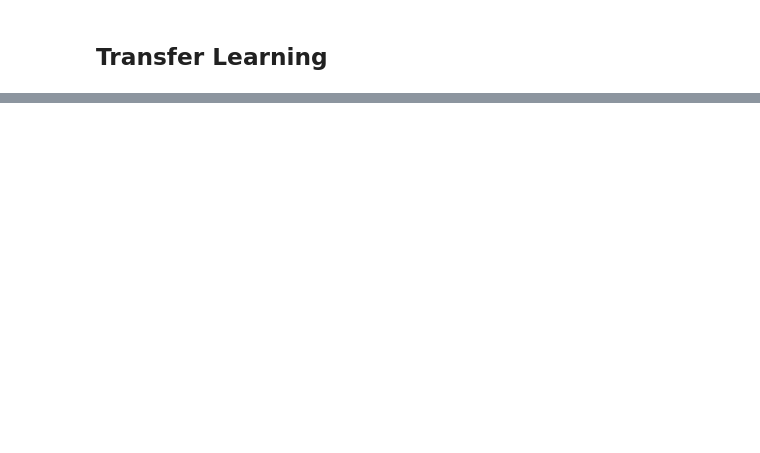
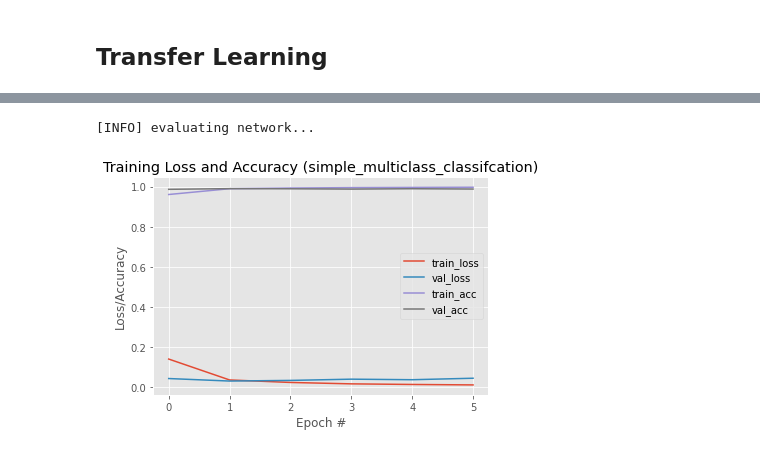
Before and after one commit to stevenfox/products_classification, a Jupyter notebook: BrandMind_Stefanos.ipynb, the cells around one changed output, grey strips where cells are left out. Saved outputs shown, nothing was run; the diff lists cells and outputs as text; code cells hidden in the pictures; blank space fills up the shorter version.

```diff
--- a/BrandMind_Stefanos.ipynb
+++ b/BrandMind_Stefanos.ipynb
@@ -292,0 +385,5 @@ model.fit(X_train, trainY, epochs=20, callbacks=[checkpoint_T], validation_data=
+# %%
+# Load the external classifier
+
+from keras.models import load_model
+t_model = load_model(external_classifier)
@@ -292,0 +478,16 @@ model.fit(X_train, trainY, epochs=20, callbacks=[checkpoint_T], validation_data=
+# %%
+epochs_ = 6
+new_model.compile(
+    optimizer=tf.keras.optimizers.Adam(0.001),
+    loss=tf.keras.losses.SparseCategoricalCrossentropy(from_logits=True),
+    metrics=[tf.keras.metrics.SparseCategoricalAccuracy()],
+)
+
+
+
+t_model_history = new_model.fit(ds_train,
+    epochs=epochs_,
+    validation_data=ds_test)
+
+new_model.save_weights('products_t_model.h5')
+new_model.summary()
@@ -292,0 +512,27 @@ model.fit(X_train, trainY, epochs=20, callbacks=[checkpoint_T], validation_data=
+# %%
+
+#evaluate the network
+print("[INFO] evaluating network...")
+
+#Uncomment to see the predicted probabilty for each class in every test image
+# print ("predictions---------------->",predictions)
+#Uncomment to print the predicted labels in each image
+# print("predictions.argmax(axis=1)",predictions.argmax(axis=1))
+
+
+# plot the training loss and accuracy for each epoch
+N = np.arange(0, epochs_)
+plt.style.use("ggplot")
+plt.figure()
+plt.plot(N, t_model_history.history["loss"], label="train_loss")
+plt.plot(N, t_model_history.history["val_loss"], label="val_loss")
+plt.plot(N, t_model_history.history["sparse_categorical_accuracy"], label="train_acc")
+plt.plot(N, t_model_history.history["val_sparse_categorical_accuracy"], label="val_acc")
+plt.title("Training Loss and Accuracy (simple_multiclass_classifcation)")
+plt.xlabel("Epoch #")
+plt.ylabel("Loss/Accuracy")
+plt.legend()
+plt.savefig("training_performance.png")
+# %% [output]
+[INFO] evaluating network...
+[figure, added]
```
Also changed, not shown: parts of 28 cells of this notebook.
